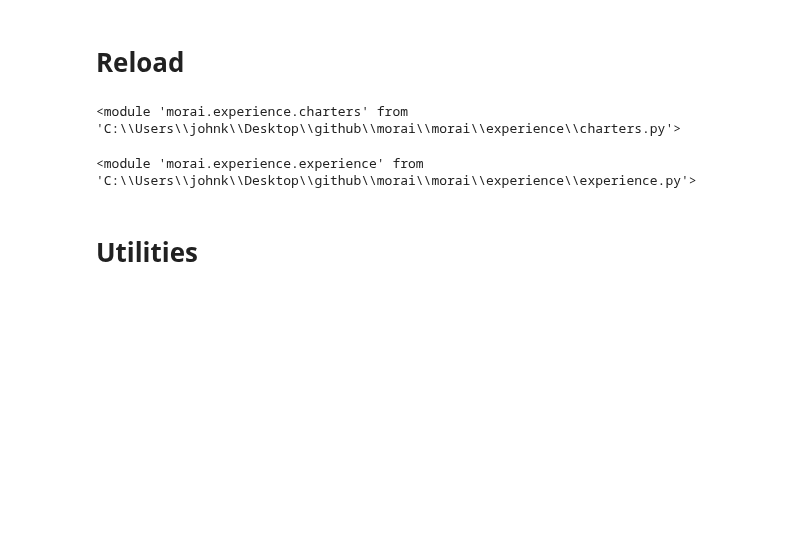
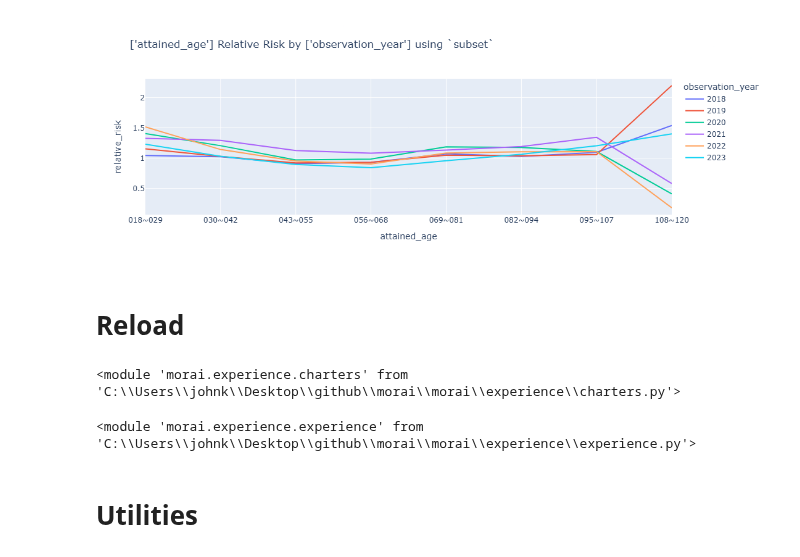
Before and after one commit to jkoestner/morai, a Jupyter notebook: notebooks/02.exploratory.ipynb, the cells around one changed output. Drawn from its saved outputs; the diff is of its cells as text; code cells hidden in the pictures; blank space fills up the shorter version.

Commit message:
fallback fix for relative risk

```diff
--- a/notebooks/02.exploratory.ipynb
+++ b/notebooks/02.exploratory.ipynb
@@ -334,7 +335,7 @@ grouped_df.to_parquet("files/dataset/mortality_grouped.parquet")
 # %% [markdown]
 ## Load Data
 # %%
-pl_parquet_path = r"files/dataset/mortality_grouped.parquet"
+pl_parquet_path = r"files/dataset/full_mortality_grouped_1223.parquet"
 # %%
 # reading in the dataset
 # `enable_string_cache` helps with categorical type values
@@ -593,3 +594,16 @@ charters.compare_rates(
 # %% [output]
  2025-05-12 22:10:16 | morai.experience.charters | INFO     | Binning feature: [duration] with 11 bins
 [interactive output not drawn]
+# %%
+charters.relative_risk(
+    grouped_df[grouped_df["observation_year"]>=2018],
+    y_axis="ratio",
+    features=["attained_age"],
+    numerator="death_claim_amount",
+    denominator="exp_amt_vbt15",
+    relative_to="subset",
+    relative_cols=["observation_year"],
+    subset_dict={"observation_year":[2018,2019]},
+    x_bins=8,
+)
+# %% [output]
@@ -596,3 +611,4 @@ charters.compare_rates(
+[figure, added]
 # %% [markdown]
 # Reload
 # %%
```
Also changed, not shown: parts of 21 cells of this notebook, 4 other files.
